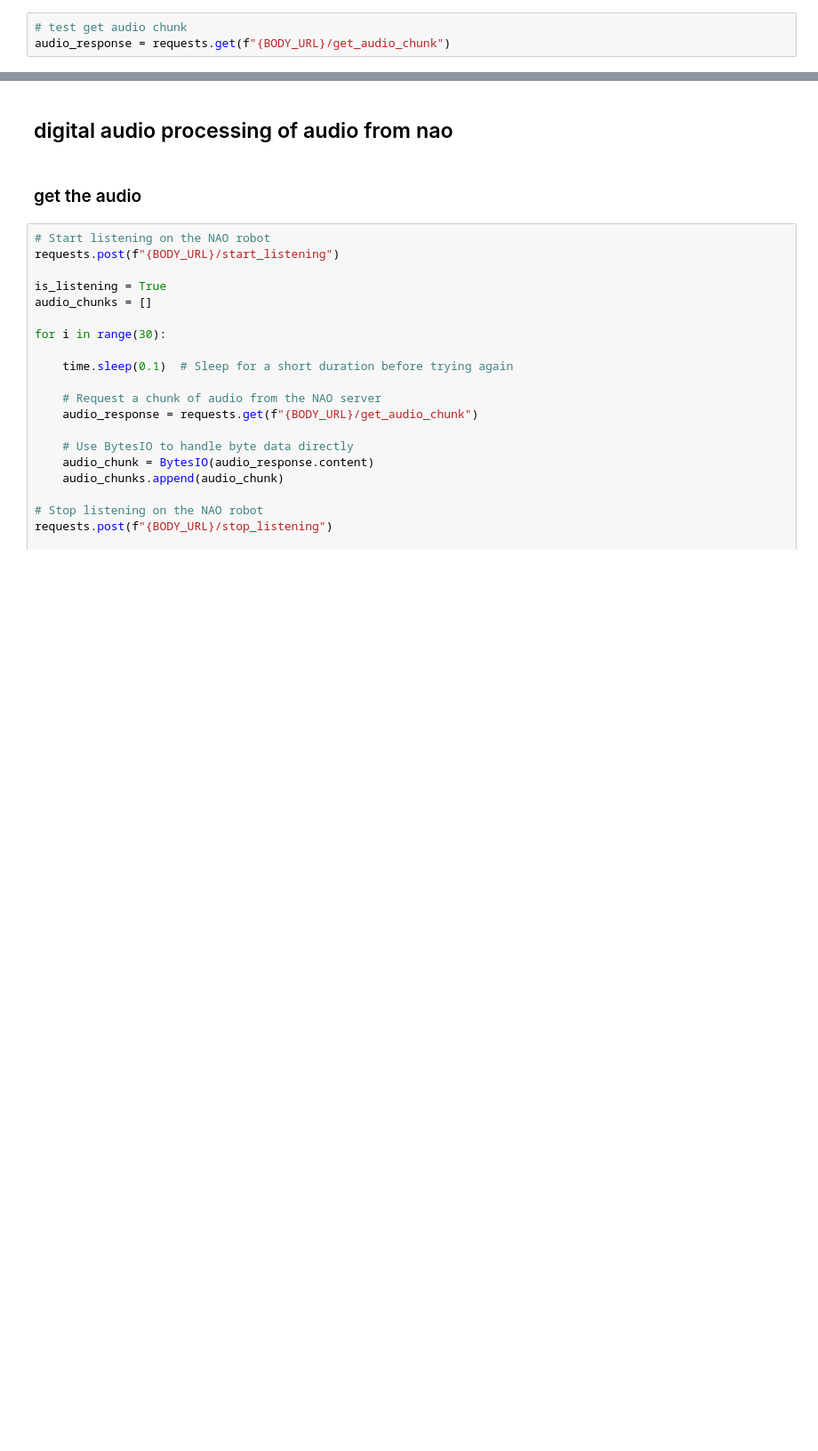
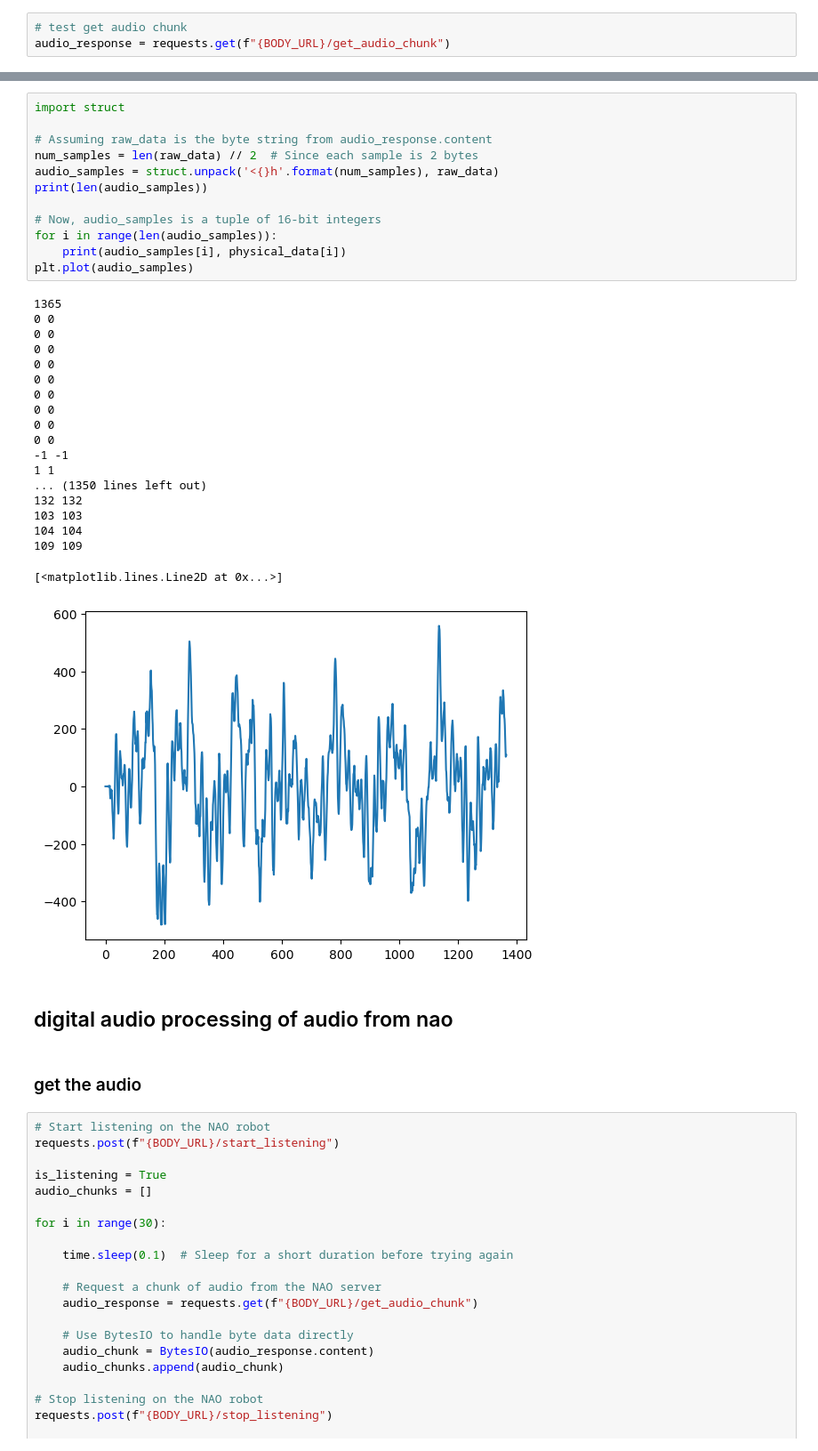
Before and after one commit to fabianbosshard/nao_meets_gpt, a Jupyter notebook: brain_experimental.ipynb, the cells around one changed output, grey strips where cells are left out. Shown at 89% size. Saved outputs shown, nothing was run; the diff lists cells and outputs as text; blank space fills up the shorter version.

```diff
--- a/brain_experimental.ipynb
+++ b/brain_experimental.ipynb
@@ -154,3 +490,35 @@ print(len(audio_chunk.getvalue()))
+# %%
+import struct
+
+# Assuming raw_data is the byte string from audio_response.content
+num_samples = len(raw_data) // 2  # Since each sample is 2 bytes
+audio_samples = struct.unpack('<{}h'.format(num_samples), raw_data)
+print(len(audio_samples))
+
+# Now, audio_samples is a tuple of 16-bit integers
+for i in range(len(audio_samples)):
+    print(audio_samples[i], physical_data[i])
+plt.plot(audio_samples)
+# %% [output]
+1365
+0 0
+0 0
+0 0
+0 0
+0 0
+0 0
+0 0
+0 0
+0 0
+-1 -1
+1 1
+... (1350 lines left out)
+132 132
+103 103
+104 104
+109 109
+[<matplotlib.lines.Line2D at 0x...>]
+[figure, added]
 # %% [markdown]
 ## digital audio processing of audio from nao
 # %% [markdown]
```
Also changed, not shown: parts of 14 cells of this notebook, 3 other files.
